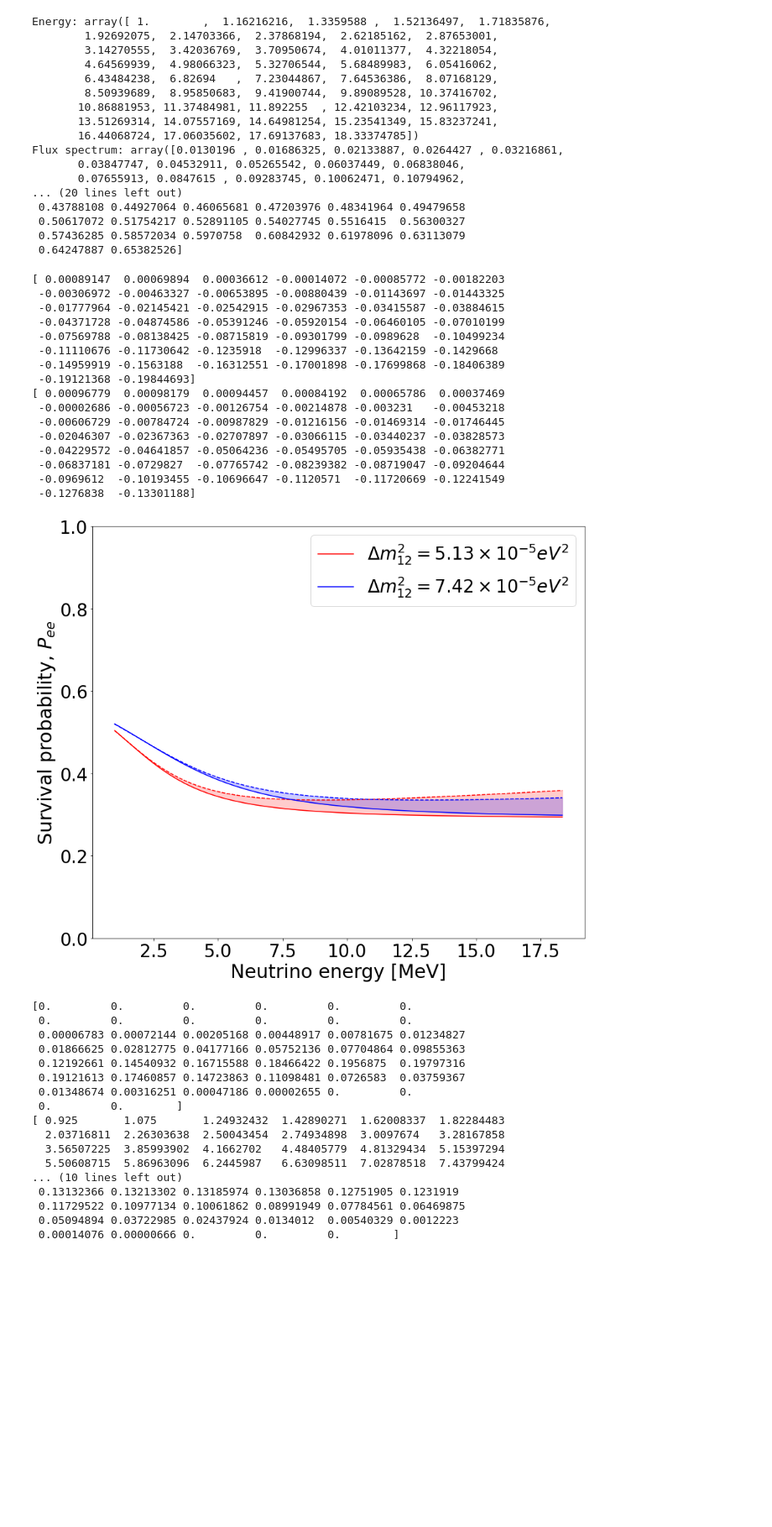
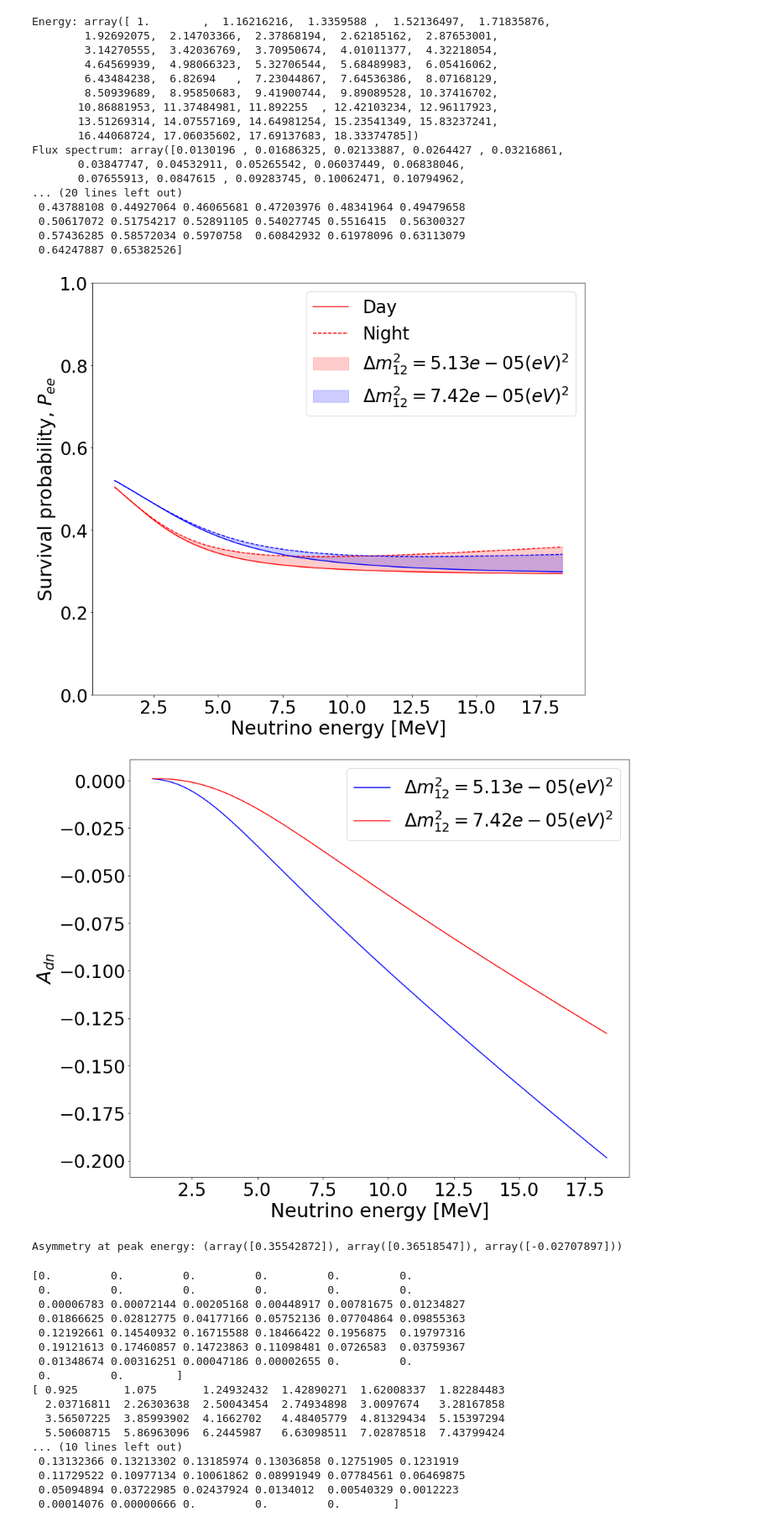
Before and after one commit to nlane314/soLAr-sens, a Jupyter notebook: notebooks/projsens.ipynb, the cells around one changed output. Shown at 84% size. Saved outputs shown, nothing was run; the diff lists cells and outputs as text; code cells hidden in the pictures; blank space fills up the shorter version.

```diff
--- a/notebooks/projsens.ipynb
+++ b/notebooks/projsens.ipynb
@@ -39,3 +26,19 @@ numflux = SSMfluxB8
+# %%
+############################
+### user inputs
+
+SSMfluxB8 = 5.46e6 #/ cm^2 s  SSM variant: B16-GS98, uncer = 12%
+# add SNO B8 flux measurement
+
+inEres = 0.15 # assumed percentage energy resolution at 1 MeV
+
+Smd12 = 5.13e-5 # global solar mass-squared diff
+Rmd12 = 7.42e-5 # reactor " "
+
+
+#############################
+
+numflux = SSMfluxB8
 # %%
 os.chdir("../data")  # moves working directory to data folder
 
@@ -174,59 +177,60 @@ def asym(E, md12): # input energy peak and mass-squared diff 21
 
     s2a12E = np.sin(np.arccos(c2a12E))
 
     freg = 0.5*(c13**2)*lrE*(s2a12E**2) # regenerative factor
 
     pd = (c13**4)*(0.5 + 0.5*c2a12S*c2a12) + s13**4
     pn = pd - c2a12S*(c13**2)*freg
 
     asym = (2*c2a12S*(c13**2)*freg)/(2*pd - c2a12S*(c13**2)*freg)
 
     return pd, pn, asym
 
 plt.figure(figsize=(14,12))
 
-Spd, Spn = osc(xdata, 5.13e-5) # solar day/night surv prob.
-Rpd, Rpn = osc(xdata, 7.42e-5) # reactor " "
+Spd, Spn, Sasym = asym(xdata, Smd12) # solar day/night surv prob.
+Rpd, Rpn, Rasym = asym(xdata, Rmd12) # reactor " "
 
+plt.plot(xdata, Spd, marker="o", markersize=0, color="red", label=r'Day')
+plt.plot(xdata, Spn, marker="x", markersize=0, color="red", linestyle='dashed', label=r'Night')
+plt.fill_between(xdata, Spd, Spn, color='red', alpha=0.2, label=r'$\Delta m_{12}^2 =' + repr(Smd12) + '(eV)^2$')
 
-plt.plot(xdata, pd1, marker="o", markersize=0, color="red", label=r'$\Delta m_{12}^2 = 5.13 \times 10^{-5} eV^2$')
-plt.plot(xdata, pn1, marker="x", markersize=0, color="red", linestyle='dashed')
-plt.fill_between(xdata, pd1, pn1, color='red', alpha=0.2)
-
-plt.plot(xdata, pd2, marker="x", markersize=0, color="blue", label=r'$\Delta m_{12}^2 = 7.42 \times 10^{-5} eV^2$')
-plt.plot(xdata, pn2, marker="x", markersize=0, color="blue", linestyle='dashed')
-plt.fill_between(xdata, pd2, pn2, color='blue', alpha=0.2)
+plt.plot(xdata, Rpd, marker="x", markersize=0, color="blue")
+plt.plot(xdata, Rpn, marker="x", markersize=0, color="blue", linestyle='dashed')
+plt.fill_between(xdata, Rpd, Rpn, color='blue', alpha=0.2, label=r'$\Delta m_{12}^2 =' + repr(Rmd12) + '(eV)^2$')
 
 #plt.xscale('log')
 #plt.yscale('log')
+
 plt.xlabel('Neutrino energy [MeV]',fontsize=30)
 plt.xticks(fontsize=28)
 plt.ylabel(r'Survival probability, $P_{ee}$',fontsize=30)
 plt.yticks(fontsize=28)
 plt.ylim(0,1)
-#plt.title("SNOwGLoBES", fontsize=20)
 
 plt.legend(fontsize=28)
 
 plt.show()
 
-#################
+##########################################
+
+plt.figure(figsize=(14,12))
+
+plt.plot(xdata, Sasym, marker="x", markersize=0, color="blue", label=r'$\Delta m_{12}^2 =' + repr(Smd12) + '(eV)^2$')
+plt.plot(xdata, Rasym, marker="x", markersize=0, color="red", label=r'$\Delta m_{12}^2 =' + repr(Rmd12) + '(eV)^2$')
+
+plt.xlabel('Neutrino energy [MeV]',fontsize=30)
+plt.xticks(fontsize=28)
+plt.ylabel(r'$A_{dn~}$',fontsize=30)
+plt.yticks(fontsize=28)
+
+plt.legend(fontsize=28)
+
+plt.show()
+
+print('Asymmetry at peak energy:', asym(xdata[fluxspec == np.max(fluxspec)], Rmd12))
 # %% [output]
+[figure, new version]
+[figure, added]
-[ 0.00089147  0.00069894  0.00036612 -0.00014072 -0.00085772 -0.00182203
- -0.00306972 -0.00463327 -0.00653895 -0.00880439 -0.01143697 -0.01443325
- -0.01777964 -0.02145421 -0.02542915 -0.02967353 -0.03415587 -0.03884615
- -0.04371728 -0.04874586 -0.05391246 -0.05920154 -0.06460105 -0.07010199
- -0.07569788 -0.08138425 -0.08715819 -0.09301799 -0.0989628  -0.10499234
- -0.11110676 -0.11730642 -0.1235918  -0.12996337 -0.13642159 -0.1429668
- -0.14959919 -0.1563188  -0.16312551 -0.17001898 -0.17699868 -0.18406389
- -0.19121368 -0.19844693]
-[ 0.00096779  0.00098179  0.00094457  0.00084192  0.00065786  0.00037469
- -0.00002686 -0.00056723 -0.00126754 -0.00214878 -0.003231   -0.00453218
- -0.00606729 -0.00784724 -0.00987829 -0.01216156 -0.01469314 -0.01746445
- -0.02046307 -0.02367363 -0.02707897 -0.03066115 -0.03440237 -0.03828573
- -0.04229572 -0.04641857 -0.05064236 -0.05495705 -0.05935438 -0.06382771
- -0.06837181 -0.0729827  -0.07765742 -0.08239382 -0.08719047 -0.09204644
- -0.0969612  -0.10193455 -0.10696647 -0.1120571  -0.11720669 -0.12241549
- -0.1276838  -0.13301188]
+Asymmetry at peak energy: (array([0.35542872]), array([0.36518547]), array([-0.02707897]))
-[figure, old version]
 # %%
```
Also changed, not shown: parts of 3 cells of this notebook.
